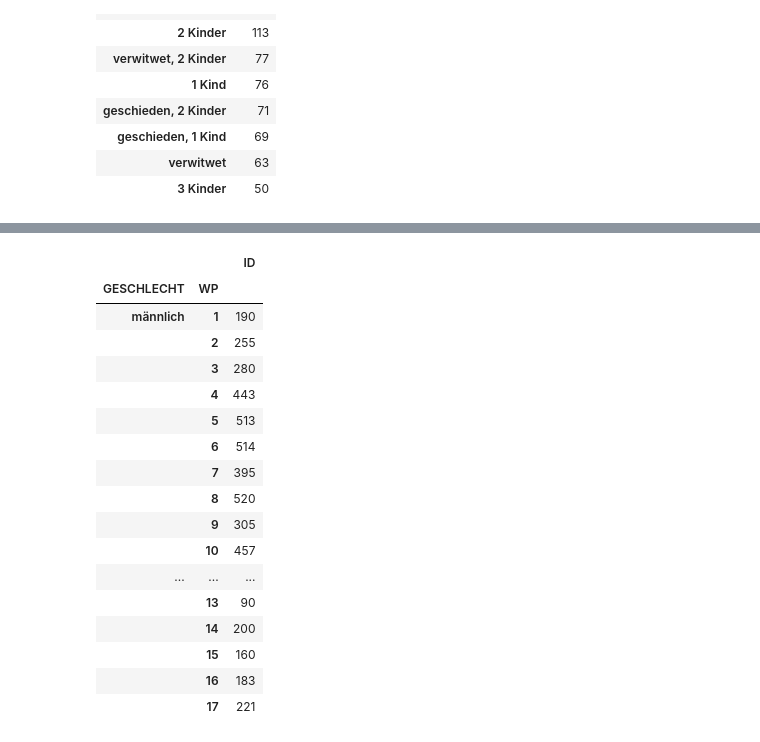
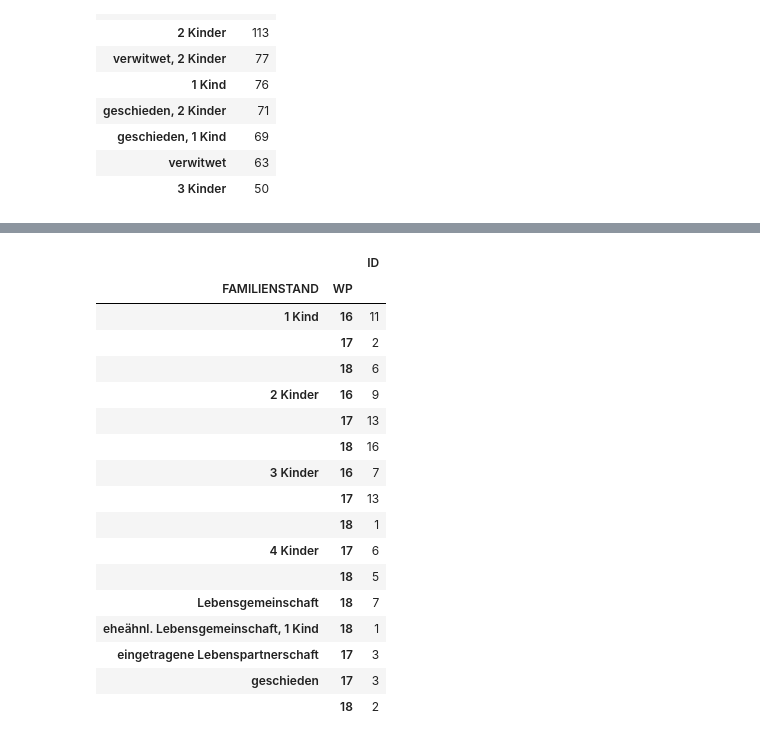
Before and after one commit to mrs-curi0sity/bundestag-mining, a Jupyter notebook: Parse_Stammdaten.ipynb, the cells around one changed output, grey strips where cells are left out. Drawn from its saved outputs; the diff is of its cells as text; code cells hidden in the pictures.

```diff
--- a/Parse_Stammdaten.ipynb
+++ b/Parse_Stammdaten.ipynb
@@ -60,6 +60,7 @@ def get_mdb_wp_data(mdb_xml_path = MDB_XML_PATH):
 
         for wahlperiode in WAHLPERIODEN:
             # one seperate entry per wp
+            mdb_dict = mdb_dict.copy()
             mdb_dict['WP']=int(wahlperiode.find('WP').text)
             list_of_mdb.append(mdb_dict)
     return pd.DataFrame(list_of_mdb)
@@ -214,11 +223,11 @@ df_mdb_wp[['ID', 'FAMILIENSTAND']].groupby('FAMILIENSTAND').count().sort_values(
 | 3 Kinder | 50 |
 # %%
 # deleteme
-start_date=1
-end_date=17
+start_date=16
+end_date=18
 #wps = range(start_date, end_date)
 #selected_df = pd.concat([df_mdb[df_mdb[str(i)] == 1] for i in range(start_date,end_date+1)]).drop_duplicates()# deleteme
-selected_df = df_mdb_wp[(df_mdb_wp['WP']>= start_date) & (df_mdb_wp['WP']<= end_date)]
+selected_df = df_mdb_wp[(df_mdb_wp['WP']>= start_date) & (df_mdb_wp['WP']<= end_date)].sort_values(by='VEROEFFENTLICHUNGSPFLICHTIGES')
 selected_df.head()
 # %% [output]
 |  | ID | NACHNAME | VORNAME | GEBURTSDATUM | GEBURTSORT | GEBURTSLAND | STERBEDATUM | GESCHLECHT | ... |
@@ -230,23 +280,23 @@ selected_df.head()
 # %%
 # deleteme
-grouped = selected_df[['ID', 'WP', 'GESCHLECHT']].groupby(['GESCHLECHT', 'WP']).count()
-grouped
+grouped = selected_df[['ID', 'WP', 'FAMILIENSTAND']].groupby(['FAMILIENSTAND', 'WP']).count()
+grouped.head(16)
 # %% [output]
 |  |  | ID |
-| GESCHLECHT | WP |  |
-| männlich | 1 | 190 |
-|  | 2 | 255 |
-|  | 3 | 280 |
-|  | 4 | 443 |
-|  | 5 | 513 |
-|  | 6 | 514 |
-|  | 7 | 395 |
-|  | 8 | 520 |
-|  | 9 | 305 |
-|  | 10 | 457 |
-| ... | ... | ... |
-|  | 13 | 90 |
-|  | 14 | 200 |
-|  | 15 | 160 |
-|  | 16 | 183 |
-|  | 17 | 221 |
+| FAMILIENSTAND | WP |  |
+| 1 Kind | 16 | 11 |
+|  | 17 | 2 |
+|  | 18 | 6 |
+| 2 Kinder | 16 | 9 |
+|  | 17 | 13 |
+|  | 18 | 16 |
+| 3 Kinder | 16 | 7 |
+|  | 17 | 13 |
+|  | 18 | 1 |
+| 4 Kinder | 17 | 6 |
+|  | 18 | 5 |
+| Lebensgemeinschaft | 18 | 7 |
+| eheähnl. Lebensgemeinschaft, 1 Kind | 18 | 1 |
+| eingetragene Lebenspartnerschaft | 17 | 3 |
+| geschieden | 17 | 3 |
+|  | 18 | 2 |
```
Also changed, not shown: parts of 26 cells of this notebook, 1 other file.
